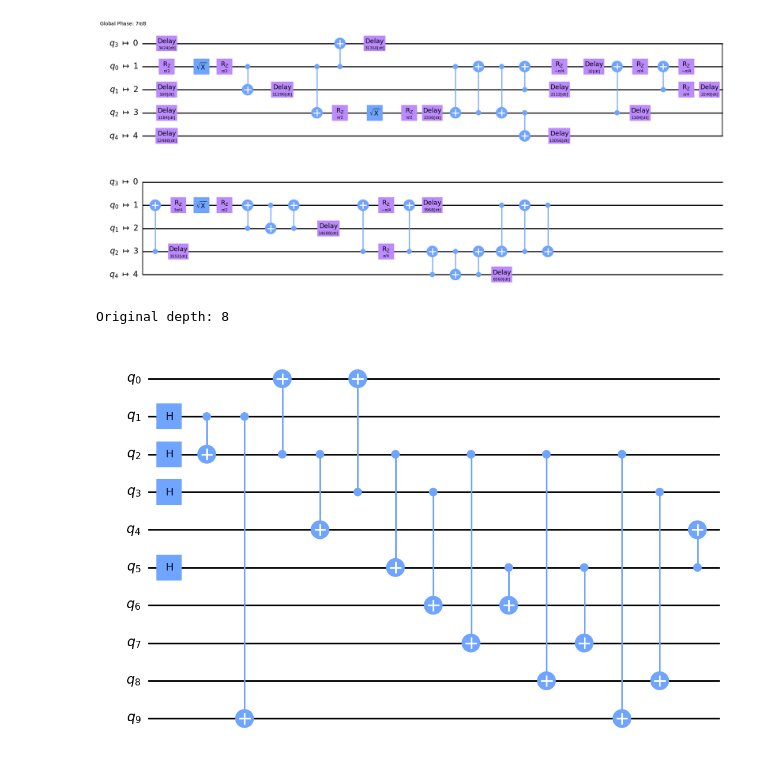
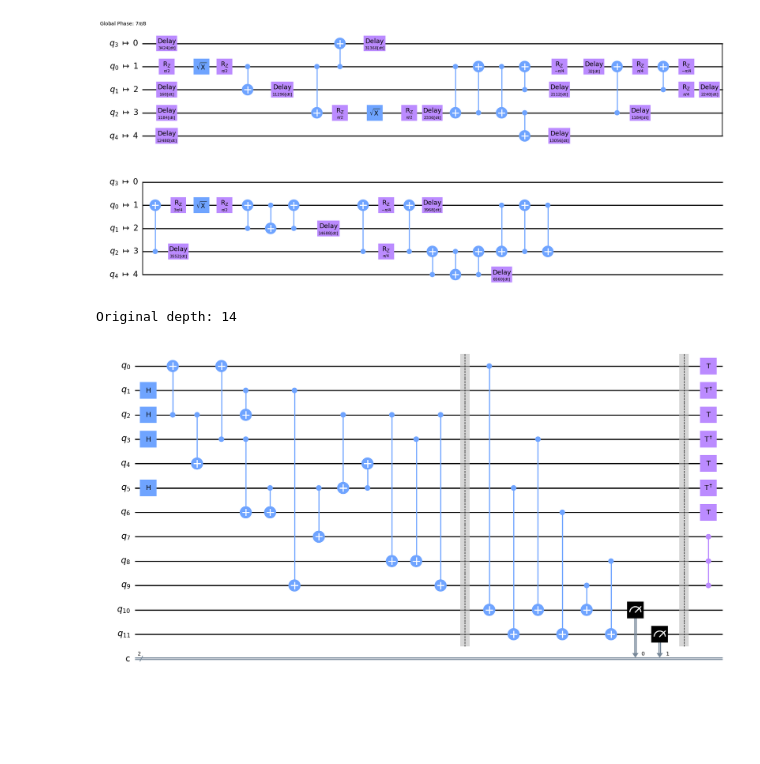
Before and after one commit to Vladlen24/ML4Q, a Jupyter notebook: learn-qiskit/transpiler.ipynb, the cells around one changed output. Cells and saved outputs as stored; diff of their text form; code cells hidden in the pictures; blank space fills up the shorter version.

```diff
--- a/learn-qiskit/transpiler.ipynb
+++ b/learn-qiskit/transpiler.ipynb
@@ -32,17 +34,42 @@ new_qc.draw(output='mpl')
 # %% [output]
 Final depth: 35
 [figure]
-# %%
-qc10 = QuantumCircuit(10)
-
-qc10.h([1,2,3,5])
-qc10.cx(1, [2,9])
-qc10.cx(2, [0,4,5,7,8,9])
-qc10.cx(3, [0,6,8])
-qc10.cx(5, [6,7,4])
-
-print(f'Original depth: {qc10.depth()}')
-qc10.draw('mpl')
-# %% [output]
-Original depth: 8
-[figure, removed]
+# %%
+ancila_ed = ClassicalRegister(2)
+qc10 = QuantumCircuit(12,2)
+
+# preparation logical |+>
+qc10.h([1,2,3,5])
+qc10.cx(2, [0,4])
+qc10.cx(3, 0)
+qc10.cx(1, 2)
+qc10.cx(3, 6)
+qc10.cx(5, [6,7])
+qc10.cx(2, 5)
+qc10.cx(5, 4)
+qc10.cx(2, 8)
+qc10.cx(3, 8)
+qc10.cx(1, 9)
+qc10.cx(2, 9)
+
+qc10.barrier()
+
+# ED (error detection)
+qc10.cx([0,3,9], 10)
+qc10.cx([5,6,8], 11)
+qc10.measure([10, 11], [0, 1])
+
+qc10.barrier()
+
+# logical T-gate
+qc10.t([0,2,4,6])
+qc10.tdg([1,3,5])
+qc10.ccz(7,8,9)
+
+# qc10.measure_all()
+
+print(f'Original depth: {qc10.depth()}')
+qc10.draw('mpl')
+# %% [output]
+Original depth: 14
+[figure, added]
```
Also changed, not shown: parts of 9 cells of this notebook.
